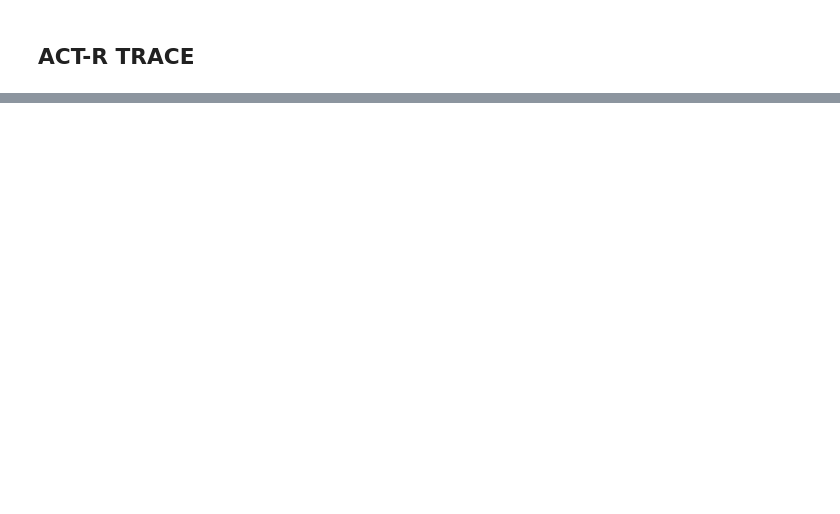
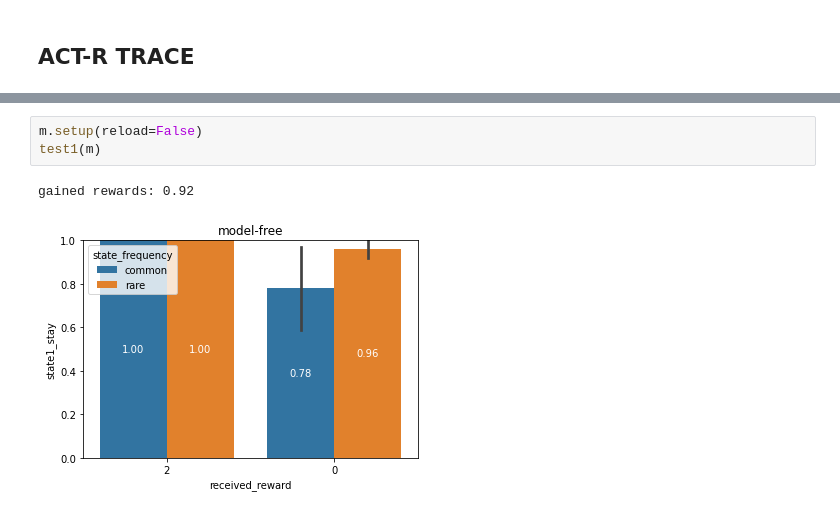
Before and after one commit to yangyuxue2333/ACTR-MarkovTask, a Jupyter notebook: analysis/test1.ipynb, the cells around one changed output, grey strips where cells are left out. Saved outputs shown, nothing was run; the diff lists cells and outputs as text; blank space fills up the shorter version.

```diff
--- a/analysis/test1.ipynb
+++ b/analysis/test1.ipynb
@@ -66,0 +73,6 @@ m.log
+# %%
+m.setup(reload=False)
+test1(m)
+# %% [output]
+gained rewards: 0.92
+[figure, added]
```
Also changed, not shown: parts of 4 cells of this notebook, 4 other files.
